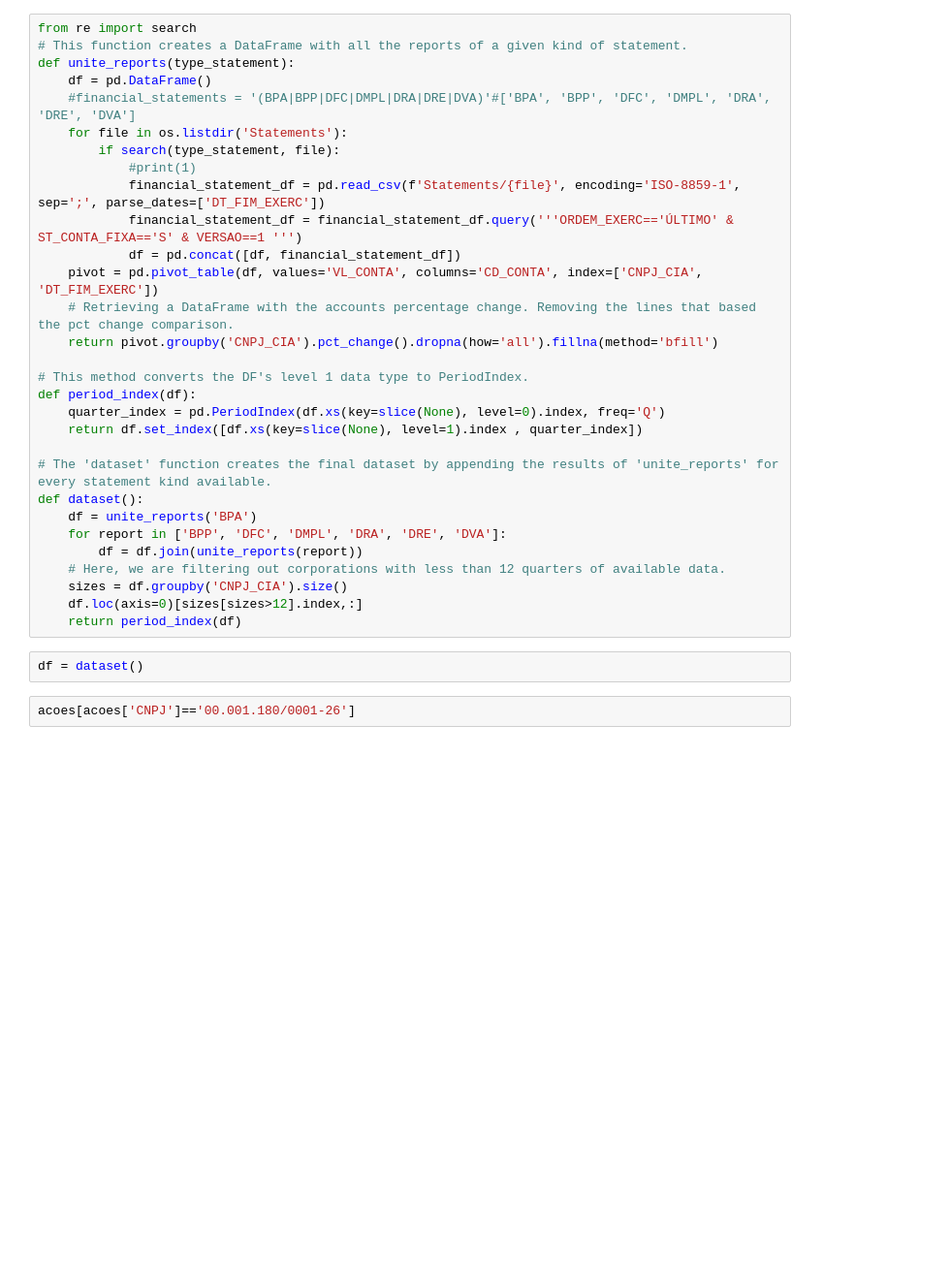
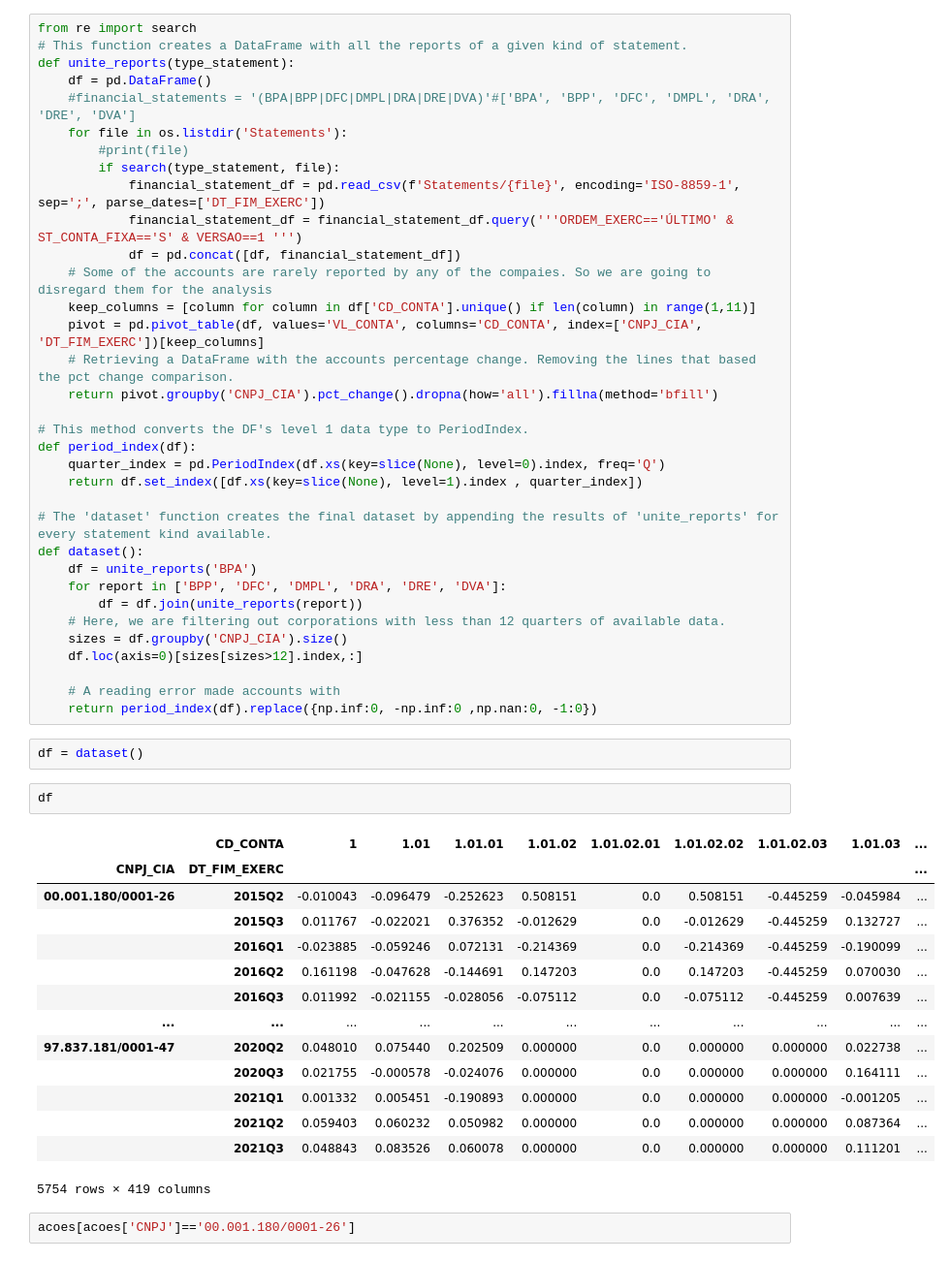
Before and after one commit to felipesveiga/stock-price-predictor, a Jupyter notebook: stock_80_percentile.ipynb, the cells around one changed output. Shown at 97% size. Saved outputs shown, nothing was run; the diff lists cells and outputs as text; blank space fills up the shorter version.

```diff
--- a/stock_80_percentile.ipynb
+++ b/stock_80_percentile.ipynb
@@ -85,12 +85,14 @@ def unite_reports(type_statement):
     df = pd.DataFrame()
     #financial_statements = '(BPA|BPP|DFC|DMPL|DRA|DRE|DVA)'#['BPA', 'BPP', 'DFC', 'DMPL', 'DRA', 'DRE', 'DVA']
     for file in os.listdir('Statements'):
+        #print(file)
         if search(type_statement, file):
-            #print(1)
             financial_statement_df = pd.read_csv(f'Statements/{file}', encoding='ISO-8859-1', sep=';', parse_dates=['DT_FIM_EXERC'])
             financial_statement_df = financial_statement_df.query('''ORDEM_EXERC=='ÚLTIMO' & ST_CONTA_FIXA=='S' & VERSAO==1 ''')
             df = pd.concat([df, financial_statement_df])
-    pivot = pd.pivot_table(df, values='VL_CONTA', columns='CD_CONTA', index=['CNPJ_CIA', 'DT_FIM_EXERC'])
+    # Some of the accounts are rarely reported by any of the compaies. So we are going to disregard them for the analysis
+    keep_columns = [column for column in df['CD_CONTA'].unique() if len(column) in range(1,11)]
+    pivot = pd.pivot_table(df, values='VL_CONTA', columns='CD_CONTA', index=['CNPJ_CIA', 'DT_FIM_EXERC'])[keep_columns]
     # Retrieving a DataFrame with the accounts percentage change. Removing the lines that based the pct change comparison.
     return pivot.groupby('CNPJ_CIA').pct_change().dropna(how='all').fillna(method='bfill')
 
@@ -107,9 +109,28 @@ def dataset():
     # Here, we are filtering out corporations with less than 12 quarters of available data.
     sizes = df.groupby('CNPJ_CIA').size()
     df.loc(axis=0)[sizes[sizes>12].index,:]
-    return period_index(df)
+
+    # A reading error made accounts with
+    return period_index(df).replace({np.inf:0, -np.inf:0 ,np.nan:0, -1:0})
 # %%
 df = dataset()
+# %%
+df
+# %% [output]
+|  | CD_CONTA | 1 | 1.01 | 1.01.01 | 1.01.02 | 1.01.02.01 | 1.01.02.02 | 1.01.02.03 | 1.01.03 | ... |
+| CNPJ_CIA | DT_FIM_EXERC |  |  |  |  |  |  |  |  | ... |
+| 00.001.180/0001-26 | 2015Q2 | -0.010043 | -0.096479 | -0.252623 | 0.508151 | 0.0 | 0.508151 | -0.445259 | -0.045984 | ... |
+|  | 2015Q3 | 0.011767 | -0.022021 | 0.376352 | -0.012629 | 0.0 | -0.012629 | -0.445259 | 0.132727 | ... |
+|  | 2016Q1 | -0.023885 | -0.059246 | 0.072131 | -0.214369 | 0.0 | -0.214369 | -0.445259 | -0.190099 | ... |
+|  | 2016Q2 | 0.161198 | -0.047628 | -0.144691 | 0.147203 | 0.0 | 0.147203 | -0.445259 | 0.070030 | ... |
+|  | 2016Q3 | 0.011992 | -0.021155 | -0.028056 | -0.075112 | 0.0 | -0.075112 | -0.445259 | 0.007639 | ... |
+| ... | ... | ... | ... | ... | ... | ... | ... | ... | ... | ... |
+| 97.837.181/0001-47 | 2020Q2 | 0.048010 | 0.075440 | 0.202509 | 0.000000 | 0.0 | 0.000000 | 0.000000 | 0.022738 | ... |
+|  | 2020Q3 | 0.021755 | -0.000578 | -0.024076 | 0.000000 | 0.0 | 0.000000 | 0.000000 | 0.164111 | ... |
+|  | 2021Q1 | 0.001332 | 0.005451 | -0.190893 | 0.000000 | 0.0 | 0.000000 | 0.000000 | -0.001205 | ... |
+|  | 2021Q2 | 0.059403 | 0.060232 | 0.050982 | 0.000000 | 0.0 | 0.000000 | 0.000000 | 0.087364 | ... |
+|  | 2021Q3 | 0.048843 | 0.083526 | 0.060078 | 0.000000 | 0.0 | 0.000000 | 0.000000 | 0.111201 | ... |
+5754 rows × 419 columns
 # %%
 acoes[acoes['CNPJ']=='00.001.180/0001-26']
 # %% [output]
```
Also changed, not shown: parts of 4 cells of this notebook, 1 other file.
